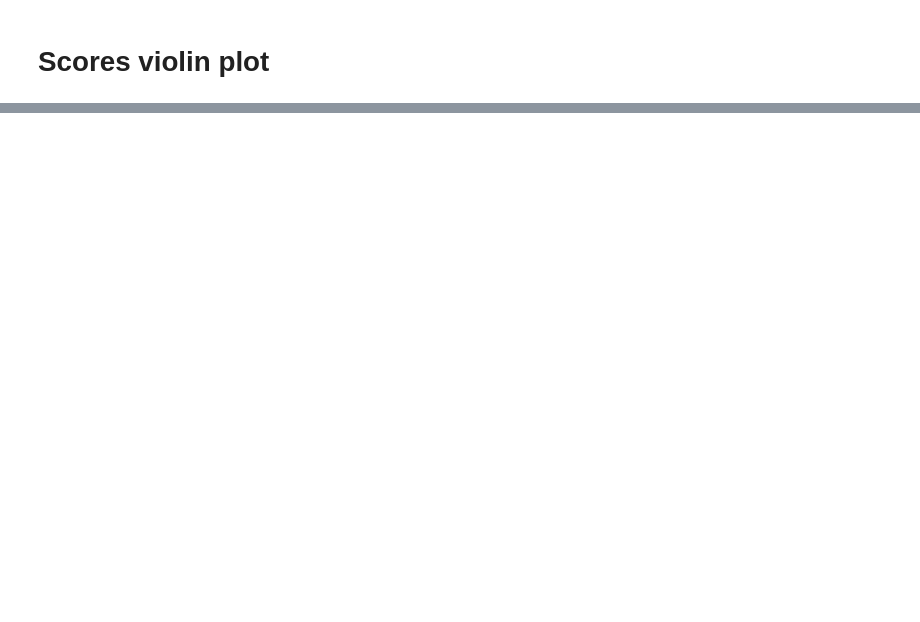
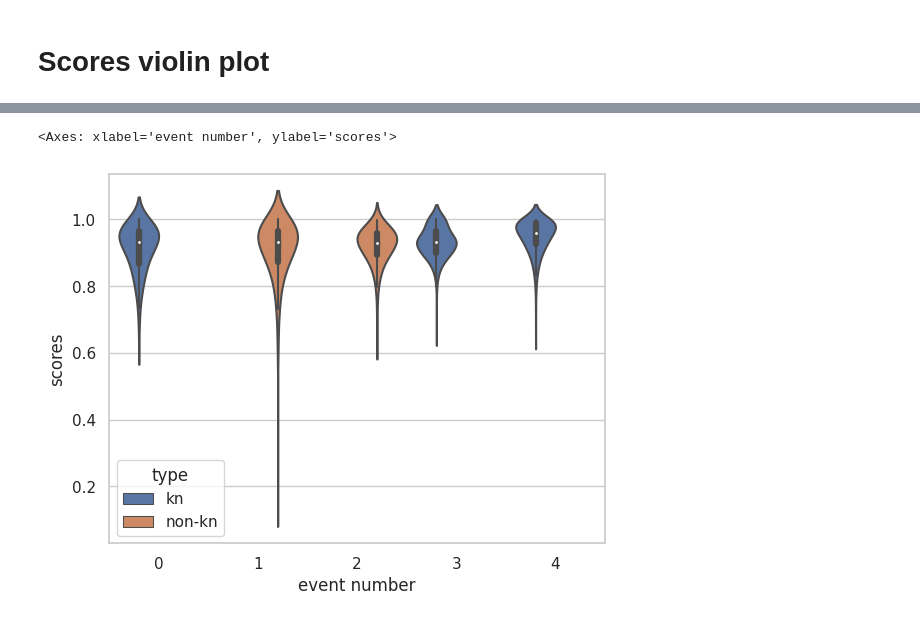
Before and after one commit to b-biswas/ltcurveMCMC, a Jupyter notebook: notebooks/eval_results.ipynb, the cells around one changed output, grey strips where cells are left out. Saved outputs shown, nothing was run; the diff lists cells and outputs as text; code cells hidden in the pictures; blank space fills up the shorter version.

```diff
--- a/notebooks/eval_results.ipynb
+++ b/notebooks/eval_results.ipynb
@@ -109,7 +197,7 @@ for sample_num in range(num_events_to_sample):
     current_df_high = {}
     current_df_high["scores"] = predicted_scores["KNe_prob"][predicted_scores["SNID"]==high_scores["SNID"].iloc[sample_num]].values
     current_df_high = pd.DataFrame(current_df_high)
-    current_df_high["gal_num"] = sample_num
+    current_df_high["event number"] = sample_num
     print(high_scores["SNTYPE"].iloc[sample_num])
     print("kn" if high_scores["SNTYPE"].iloc[sample_num] else "non-kn")
     current_df_high["type"] = "kn" if high_scores["SNTYPE"].iloc[sample_num] else "non-kn"
@@ -120,7 +208,7 @@ for sample_num in range(num_events_to_sample):
 
     current_df_low["scores"] = predicted_scores["KNe_prob"][predicted_scores["SNID"]==low_scores["SNID"].iloc[sample_num]].values
     current_df_low = pd.DataFrame(current_df_low)
-    current_df_low["gal_num"] = sample_num + 5
+    current_df_low["event number"] = sample_num + 5
     current_df_low["type"] = "kn" if low_scores["SNTYPE"].iloc[sample_num] else "non-kn"
     low_scores_plot_df.append(current_df_low)
 
@@ -131,3 +244,6 @@ high_scores_plot_df
 # %%
-sns.violinplot(data=high_scores_plot_df, x="gal_num", y="scores", hue="type", bw=.5)
+sns.violinplot(data=high_scores_plot_df, x="event number", y="scores", hue="type", bw=.5)
+# %% [output]
+<Axes: xlabel='event number', ylabel='scores'>
+[figure, added]
 # %%
```
Also changed, not shown: parts of 30 cells of this notebook, 1 other file.
